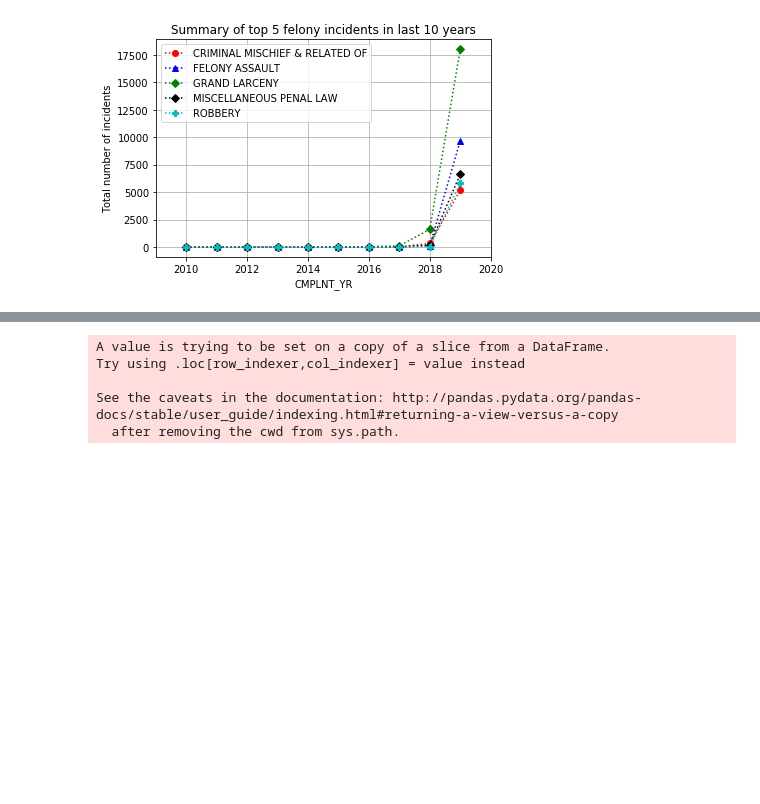
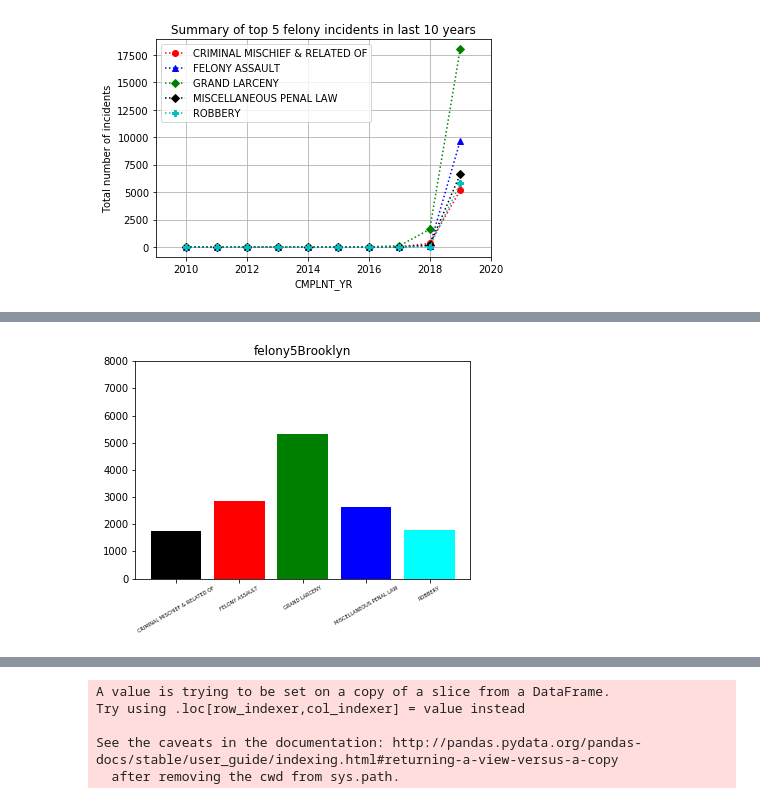
Before and after one commit to Kasawn/Vegan-, a Jupyter notebook: Crime.ipynb, the cells around one changed output, grey strips where cells are left out. Drawn from its saved outputs; the diff is of its cells as text; code cells hidden in the pictures; blank space fills up the shorter version.

```diff
--- a/Crime.ipynb
+++ b/Crime.ipynb
@@ -191,0 +256,9 @@ plt.show()
+# %%
+index = np.arange(len(felony5Brooklyn['OFNS_DESC']))
+plt.bar(index, felony5Brooklyn['Total Count'],color=['black', 'red', 'green', 'blue', 'cyan'])
+plt.xticks(index, felony5Brooklyn['OFNS_DESC'], size=5, rotation=30)
+plt.ylim(0,8000)
+plt.title('felony5Brooklyn')
+plt.savefig('felony5Brooklyn.png')
+# %% [output]
+[figure, added]
```
Also changed, not shown: parts of 11 cells of this notebook, 1 other file.
